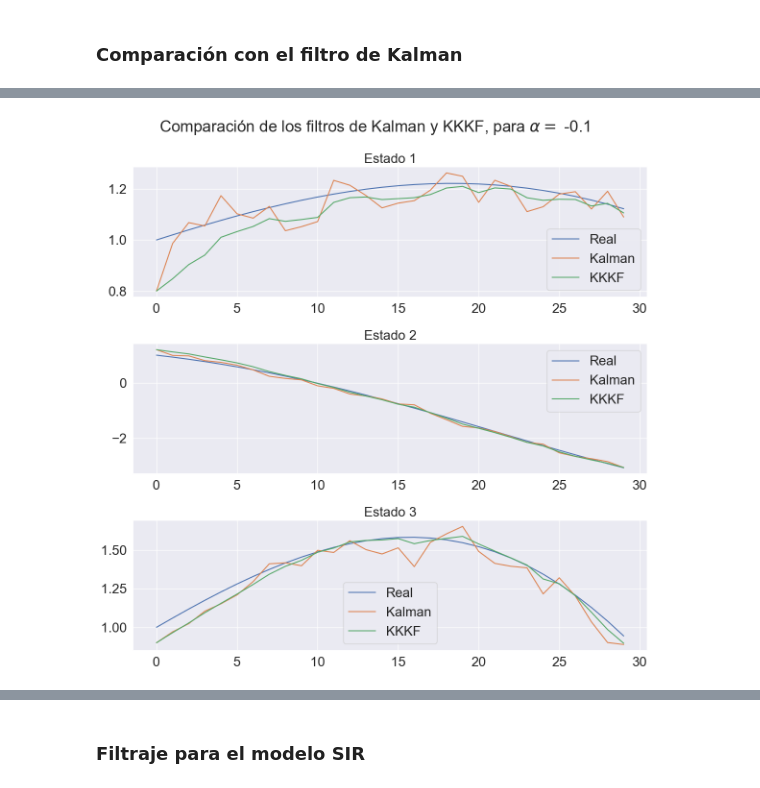
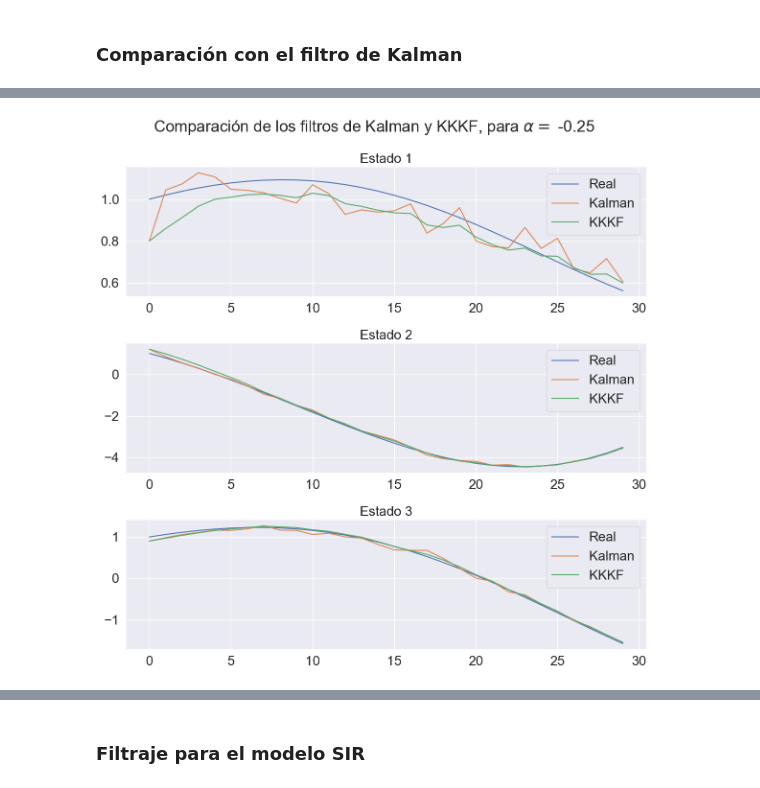
Before and after one commit to diegoolguinw/Koopman_nonlinear_filter, a Jupyter notebook: notebooks/chapter4.ipynb, the cells around one changed output, grey strips where cells are left out. Cells and saved outputs as stored; diff of their text form; code cells hidden in the pictures.

```diff
--- a/notebooks/chapter4.ipynb
+++ b/notebooks/chapter4.ipynb
@@ -117,7 +117,7 @@ def KalmanFilter(y, A, C, Q, R, x0, P0):
     return x, P
 # %%
 # Función para comparar los resultados del filtro de Kalman y el filtro no lineal
-def compare_linear_filters(x0, x0_prior, A, C, Q, R, N, iters):
+def compare_linear_filters(x0, x0_prior, A, C, Q, R, k, N, iters, optimize=True):
     """
     Función que compara los resultados del filtro de Kalman y el filtro no lineal.
 
@@ -134,10 +134,14 @@ def compare_linear_filters(x0, x0_prior, A, C, Q, R, N, iters):
         Covarianza del ruido del sistema.
     R: np.array
         Covarianza del ruido de las observaciones.
+    k: Kernel
+        Kernel para el operador de Koopman.
     N: int
         Dimensión de aproximación de Koopman
     iters: int
         Número de iteraciones.
+    optimize: bool
+        Indica si se optimiza el kernel en kEDMD
 
     Returns:
     x: np.array
@@ -155,7 +159,7 @@ def compare_linear_filters(x0, x0_prior, A, C, Q, R, N, iters):
     nx, ny = A.shape[0], C.shape[0]
 
     # Distribuciones
-    X_dist = stats.multivariate_normal(mean=np.zeros(nx), cov=1*np.eye(nx))
+    X_dist = stats.multivariate_normal(mean=np.zeros(nx), cov=5*np.eye(nx))
     dyn_dist = stats.multivariate_normal(mean=np.zeros(nx), cov=Q)
     obs_dist = stats.multivariate_normal(mean=np.zeros(ny), cov=R)
 
@@ -163,7 +167,7 @@ def compare_linear_filters(x0, x0_prior, A, C, Q, R, N, iters):
     dyn = DynamicalSystem(nx, ny, f, g, X_dist, dyn_dist, obs_dist, discrete_time=True)
 
     # Operador de Koopman
-    koopman = KoopmanOperator(kernel_function=Matern(length_scale=N**(2/3), nu=1.5), dynamical_system=dyn)
+    koopman = KoopmanOperator(kernel_function=k, dynamical_system=dyn)
 
     # Trayectoria real y observaciones
     x = np.zeros((nx, iters))
@@ -180,7 +184,7 @@ def compare_linear_filters(x0, x0_prior, A, C, Q, R, N, iters):
     x_kalman, P_kalman = KalmanFilter(y, A, C, Q, R, x0_prior.mean, P0)
 
     # Filtro no lineal
-    sol_kkkf = kkkf.apply_koopman_kalman_filter(koopman, y.T, x0_prior, N)
+    sol_kkkf = kkkf.apply_koopman_kalman_filter(koopman, y.T, x0_prior, N, optimize=optimize)
     x_kkkf, P_kkkf = sol_kkkf.x_plus.T, sol_kkkf.Px_plus
 
     return x, x_kalman, x_kkkf
@@ -221,32 +295,35 @@ iters = 30
 # %%
+# Kernel
+k = Matern(length_scale=1e2, nu=1.5)
+
 # Comparación de los filtros
-alpha = -0.1
+alpha = -0.25
 A = A_fun(alpha)
-x, x_kalman, x_kkkf = compare_linear_filters(x0, x0_prior, A, C, Q, R, N, iters)
+x, x_kalman, x_kkkf = compare_linear_filters(x0, x0_prior, A, C, Q, R, k, N, iters, optimize=False)
 
 fig, ax = plt.subplots(3, 1, figsize=(12, 12))
 
 ax[0].plot(x[0, :], label='Real')
 ax[0].plot(x_kalman[0, :], label='Kalman')
 ax[0].plot(x_kkkf[0, :], label='KKKF')
 ax[0].set_title('Estado 1')
 ax[0].legend()
 
 ax[1].plot(x[1, :], label='Real')
 ax[1].plot(x_kalman[1, :], label='Kalman')
 ax[1].plot(x_kkkf[1, :], label='KKKF')
 ax[1].set_title('Estado 2')
 ax[1].legend()
 
 ax[2].plot(x[2, :], label='Real')
 ax[2].plot(x_kalman[2, :], label='Kalman')
 ax[2].plot(x_kkkf[2, :], label='KKKF')
 ax[2].set_title('Estado 3')
 ax[2].legend()
 
 plt.suptitle(r'Comparación de los filtros de Kalman y KKKF, para $\alpha=$ {}'.format(alpha))
 plt.tight_layout()
-plt.savefig(img_path+'kalman_kkkf_01.pdf')
+plt.savefig(img_path+'kalman_kkkf_025.pdf')
 plt.show()
 # %% [output]
-[figure, old version]
+[figure, new version]
```
Also changed, not shown: parts of 47 cells of this notebook, 40 other files.
